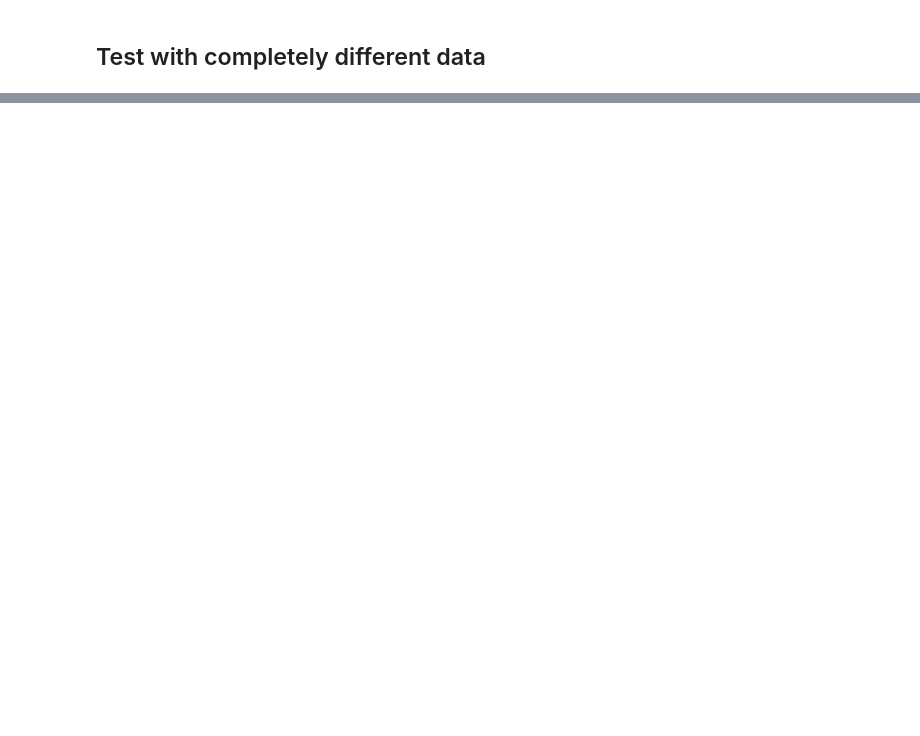
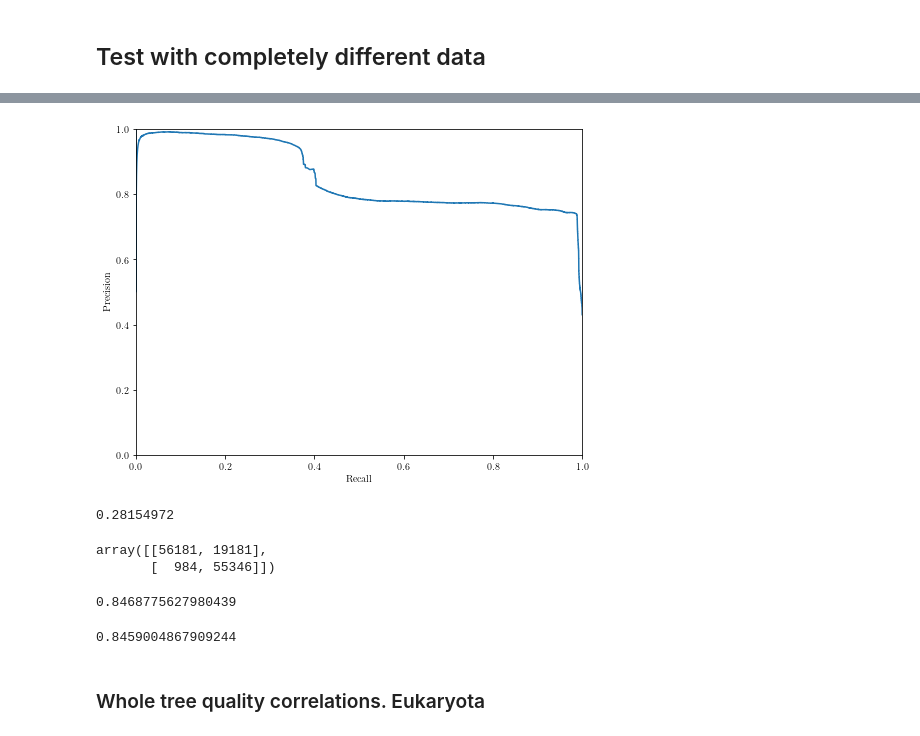
Before and after one commit to phenal-projects/phylogeom, a Jupyter notebook: notebooks/support_values.ipynb, the cells around one changed output, grey strips where cells are left out. Saved outputs shown, nothing was run; the diff lists cells and outputs as text; code cells hidden in the pictures; blank space fills up the shorter version.

```diff
--- a/notebooks/support_values.ipynb
+++ b/notebooks/support_values.ipynb
@@ -298,0 +243,34 @@ torch.mean(archaea_data.data.y.float())
+# %%
+prec, rec, thresholds_recprec = metrics.precision_recall_curve(test_results["actual"], test_results["predicted"])
+roc_data = pd.DataFrame({"Precision": prec, "Recall": rec})
+fig = plt.figure(figsize=(8, 6))
+ax = fig.add_subplot(1, 1, 1)
+
+plt.plot(rec, prec)
+plt.xlim(0, 1)
+plt.ylim(0, 1)
+ax.set_xlabel('Recall')
+ax.set_ylabel('Precision')
+plt.savefig('recprec_eukaryota.png')
+# %% [output]
+[figure, added]
+# %%
+optimal_thr = thresholds_roc[np.argmax(tpr-fpr)]
+optimal_thr
+# %% [output]
+0.28154972
+# %%
+metrics.confusion_matrix(test_results["actual"], test_results["predicted"]>=optimal_thr)
+# %% [output]
+array([[56181, 19181],
+       [  984, 55346]])
+# %%
+metrics.accuracy_score(test_results["actual"], test_results["predicted"]>=optimal_thr)
+# %% [output]
+0.8468775627980439
+# %%
+metrics.f1_score(test_results["actual"], test_results["predicted"]>=optimal_thr)
+# %% [output]
+0.8459004867909244
+# %% [markdown]
+### Whole tree quality correlations. Eukaryota
```
Also changed, not shown: parts of 71 cells of this notebook, 2 other files.
